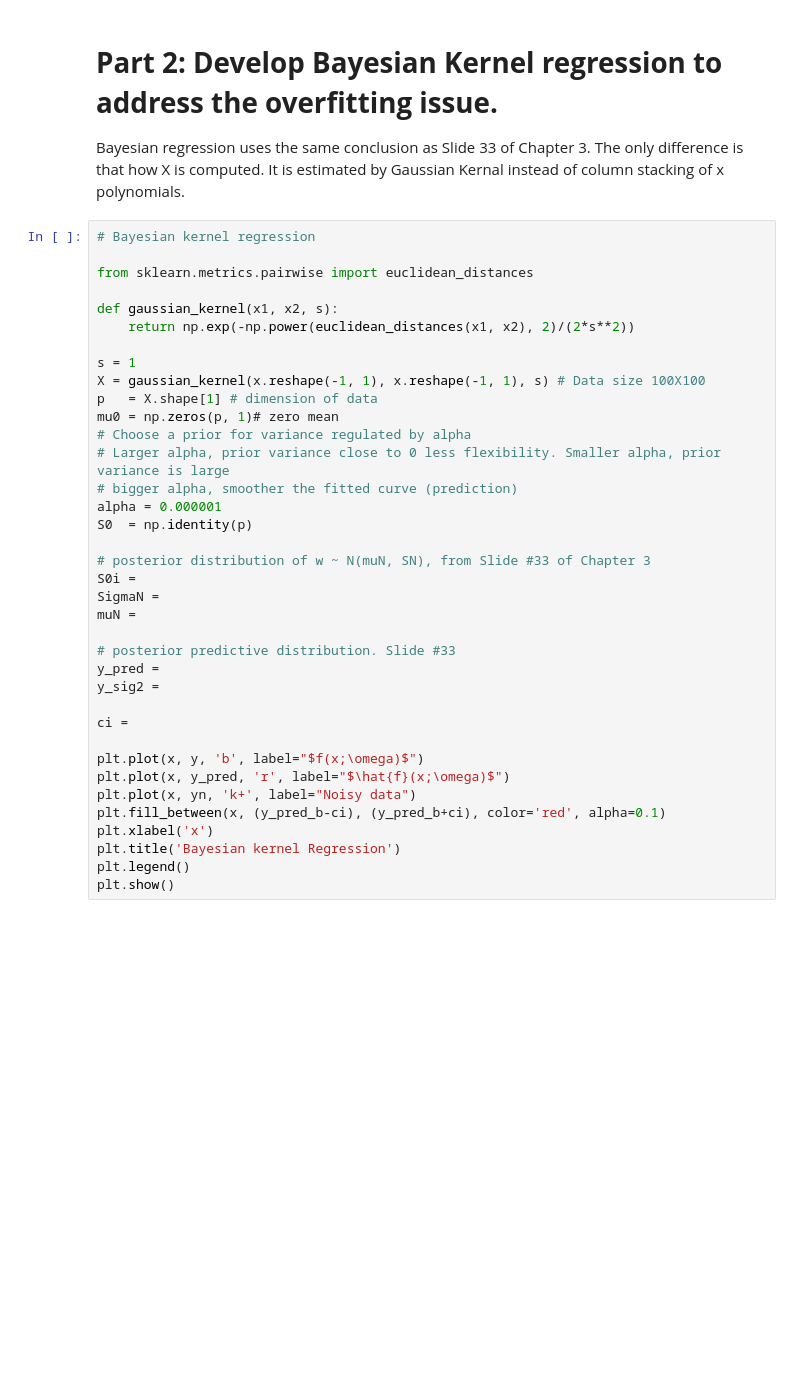
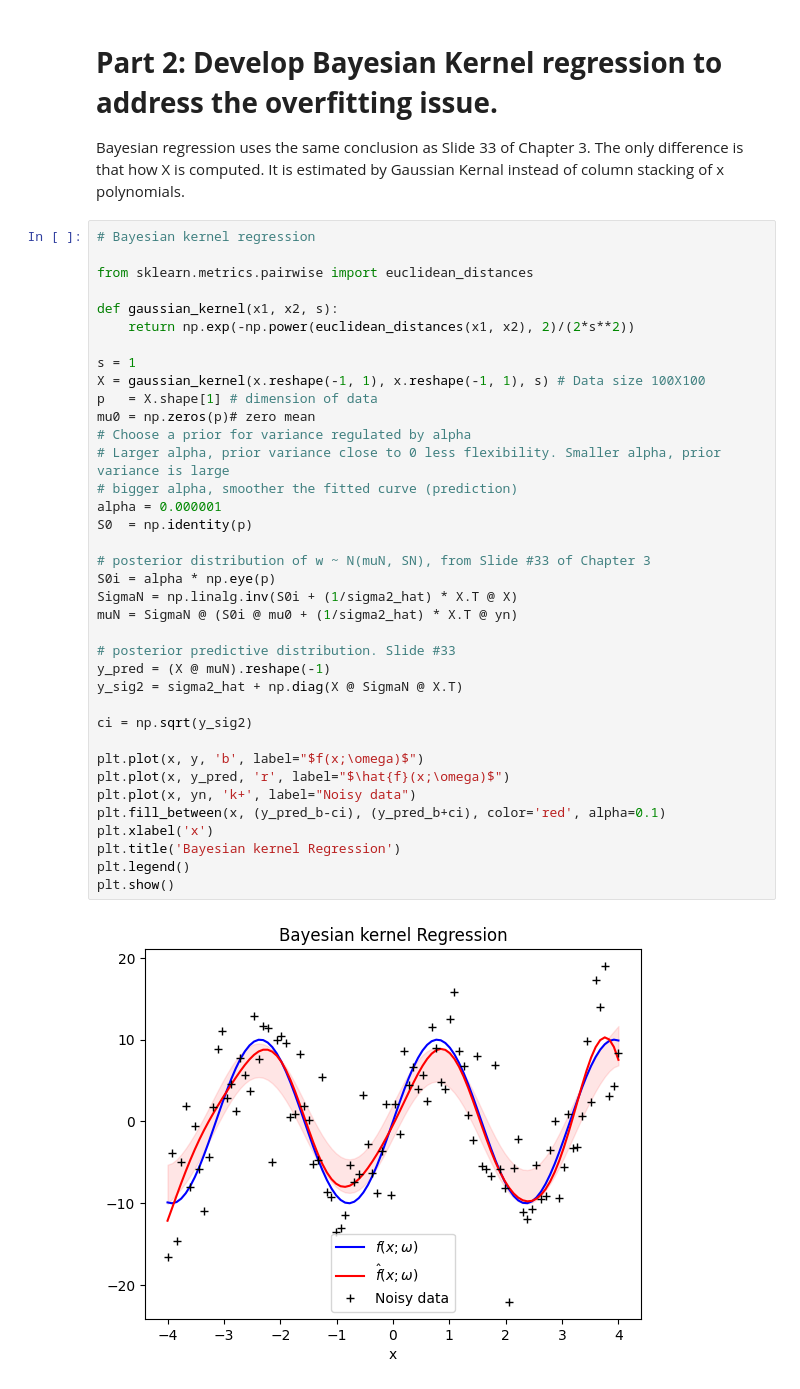
Before and after one commit to Kidkudos77/personalportfolio, a Jupyter notebook: Chapter3_Bayesian_Regression_cls.ipynb, the cells around one changed output. Drawn from its saved outputs; the diff is of its cells as text; blank space fills up the shorter version.

```diff
--- a/Chapter3_Bayesian_Regression_cls.ipynb
+++ b/Chapter3_Bayesian_Regression_cls.ipynb
@@ -82,37 +82,39 @@ Bayesian regression uses the same conclusion as Slide 33 of Chapter 3. The only
 # %%
 # Bayesian kernel regression
 
 from sklearn.metrics.pairwise import euclidean_distances
 
 def gaussian_kernel(x1, x2, s):
     return np.exp(-np.power(euclidean_distances(x1, x2), 2)/(2*s**2))
 
 s = 1
 X = gaussian_kernel(x.reshape(-1, 1), x.reshape(-1, 1), s) # Data size 100X100
 p   = X.shape[1] # dimension of data
-mu0 = np.zeros(p, 1)# zero mean
+mu0 = np.zeros(p)# zero mean
 # Choose a prior for variance regulated by alpha
 # Larger alpha, prior variance close to 0 less flexibility. Smaller alpha, prior variance is large
 # bigger alpha, smoother the fitted curve (prediction)
 alpha = 0.000001
 S0  = np.identity(p)
 
 # posterior distribution of w ~ N(muN, SN), from Slide #33 of Chapter 3
-S0i =
-SigmaN =
-muN =
+S0i = alpha * np.eye(p)
+SigmaN = np.linalg.inv(S0i + (1/sigma2_hat) * X.T @ X)
+muN = SigmaN @ (S0i @ mu0 + (1/sigma2_hat) * X.T @ yn)
 
 # posterior predictive distribution. Slide #33
-y_pred =
-y_sig2 =
+y_pred = (X @ muN).reshape(-1)
+y_sig2 = sigma2_hat + np.diag(X @ SigmaN @ X.T)
 
-ci =
+ci = np.sqrt(y_sig2)
 
 plt.plot(x, y, 'b', label="$f(x;\omega)$")
 plt.plot(x, y_pred, 'r', label="$\hat{f}(x;\omega)$")
 plt.plot(x, yn, 'k+', label="Noisy data")
 plt.fill_between(x, (y_pred_b-ci), (y_pred_b+ci), color='red', alpha=0.1)
 plt.xlabel('x')
 plt.title('Bayesian kernel Regression')
 plt.legend()
 plt.show()
+# %% [output]
+[figure, added]
```
Also changed, not shown: parts of 2 cells of this notebook.
